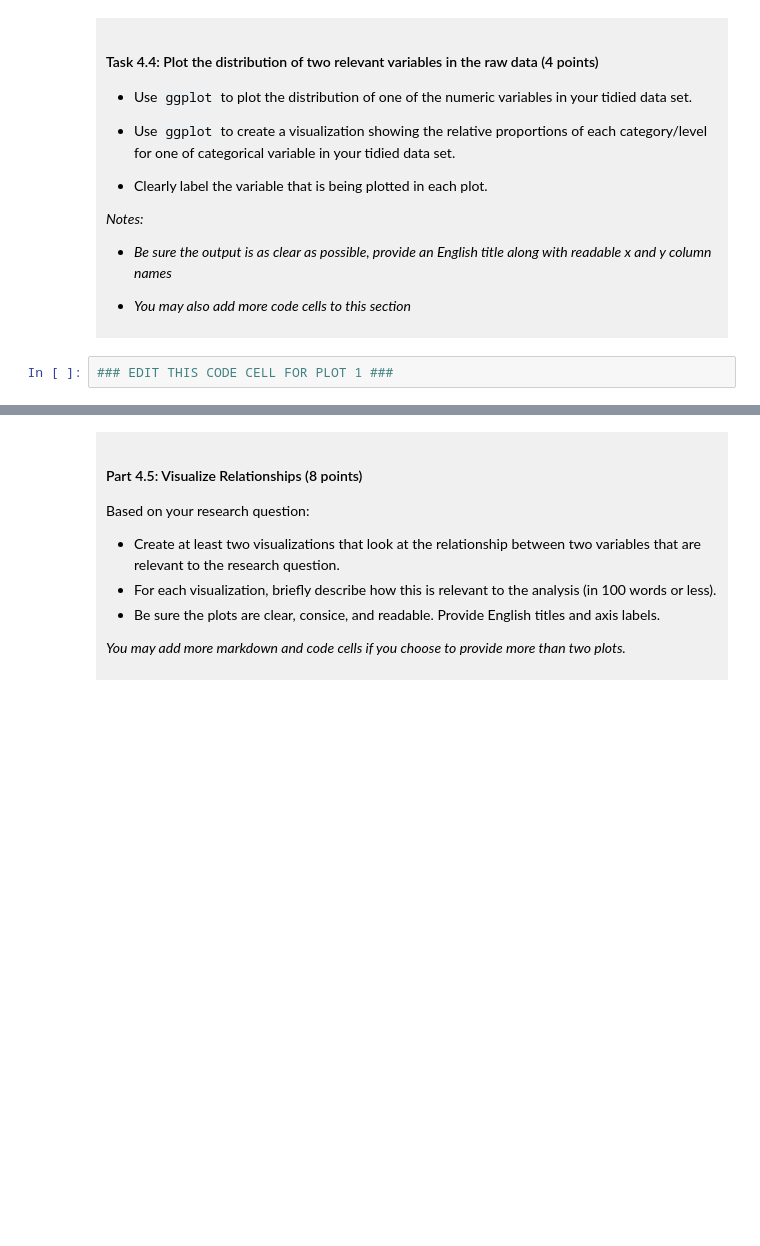
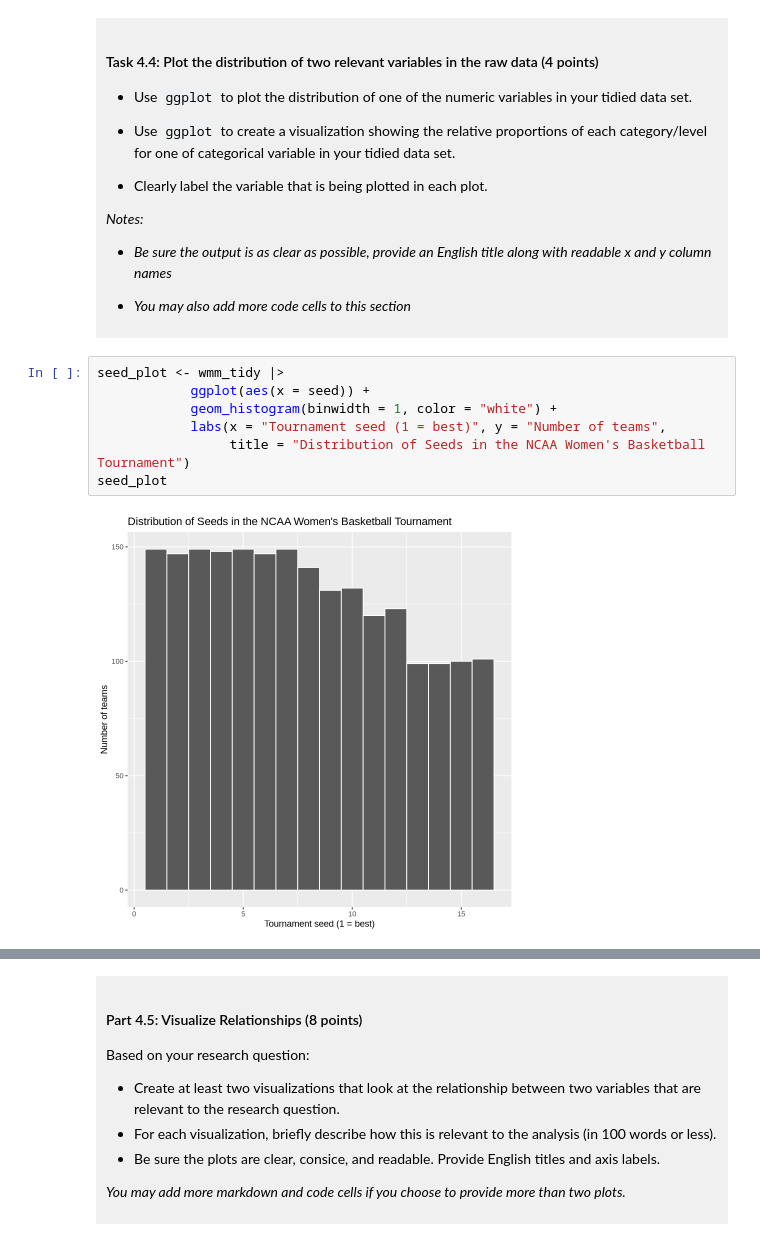
Before and after one commit to katerinarodostianos/dsci-100-project-katerina-rodostianos, a Jupyter notebook: dsci-100-project-notebook.ipynb, the cells around one changed output, grey strips where cells are left out. Saved outputs shown, nothing was run; the diff lists cells and outputs as text; blank space fills up the shorter version.

```diff
--- a/dsci-100-project-notebook.ipynb
+++ b/dsci-100-project-notebook.ipynb
@@ -301,5 +334,12 @@ You will refine your research question (if needed) and produce a tidy data set.
 
 </div>
 # %%
-### EDIT THIS CODE CELL FOR PLOT 1 ###
+seed_plot <- wmm_tidy |>
+            ggplot(aes(x = seed)) +
+            geom_histogram(binwidth = 1, color = "white") +
+            labs(x = "Tournament seed (1 = best)", y = "Number of teams",
+                 title = "Distribution of Seeds in the NCAA Women's Basketball Tournament")
+seed_plot
+# %% [output]
+[figure, added]
 # %%
```
Also changed, not shown: parts of 9 cells of this notebook.
